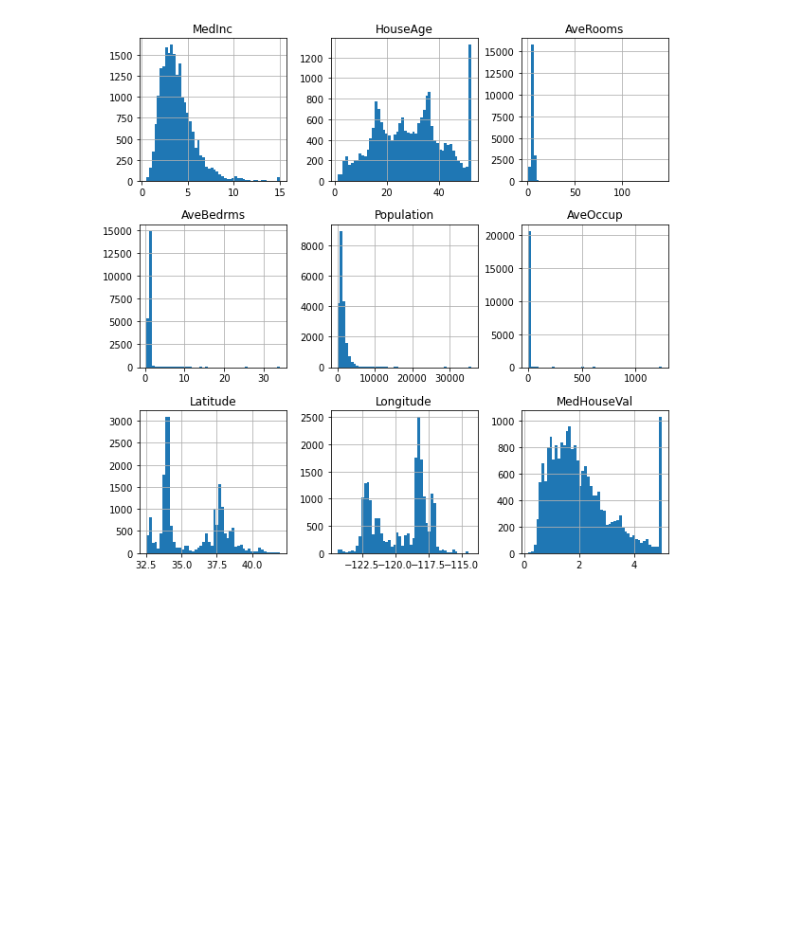
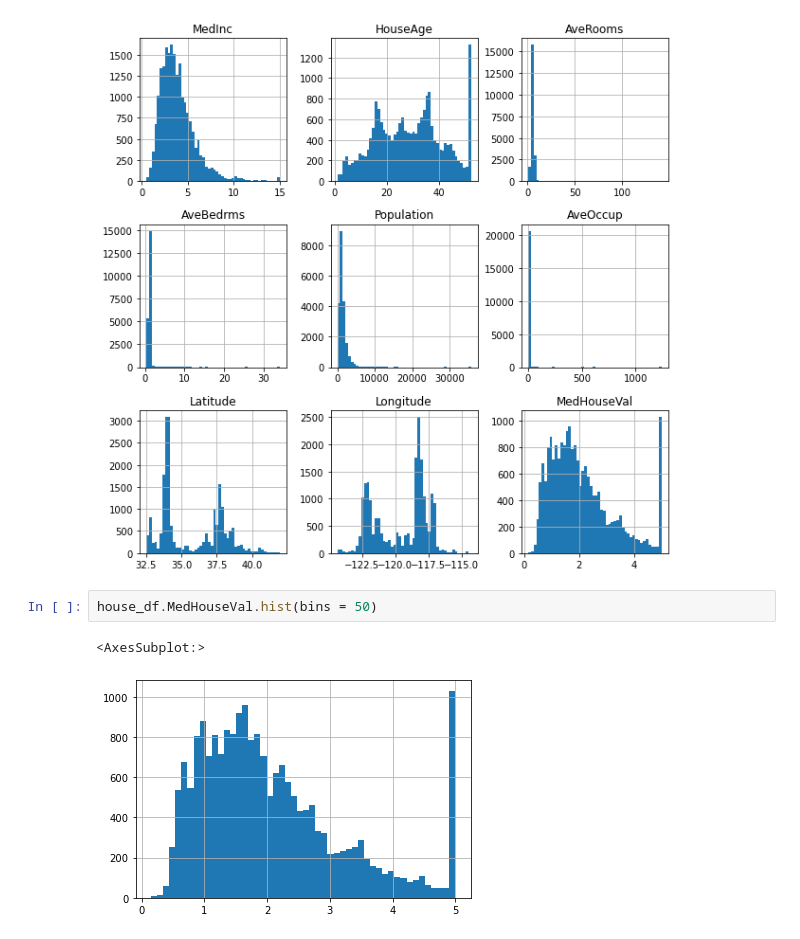
Before and after one commit to EdidiongEsu/mlzoomcamp_learning, a Jupyter notebook: WEEK TWO/Regression.ipynb, the cells around one changed output. Cells and saved outputs as stored; diff of their text form; blank space fills up the shorter version.

```diff
--- a/WEEK TWO/Regression.ipynb
+++ b/WEEK TWO/Regression.ipynb
@@ -969,3 +950,8 @@ array([[<AxesSubplot:title={'center':'MedInc'}>,
         <AxesSubplot:title={'center':'Longitude'}>,
         <AxesSubplot:title={'center':'MedHouseVal'}>]], dtype=object)
 [figure]
+# %%
+house_df.MedHouseVal.hist(bins = 50)
+# %% [output]
+<AxesSubplot:>
+[figure, added]
```
Also changed, not shown: parts of 17 cells of this notebook, 3 other files.
